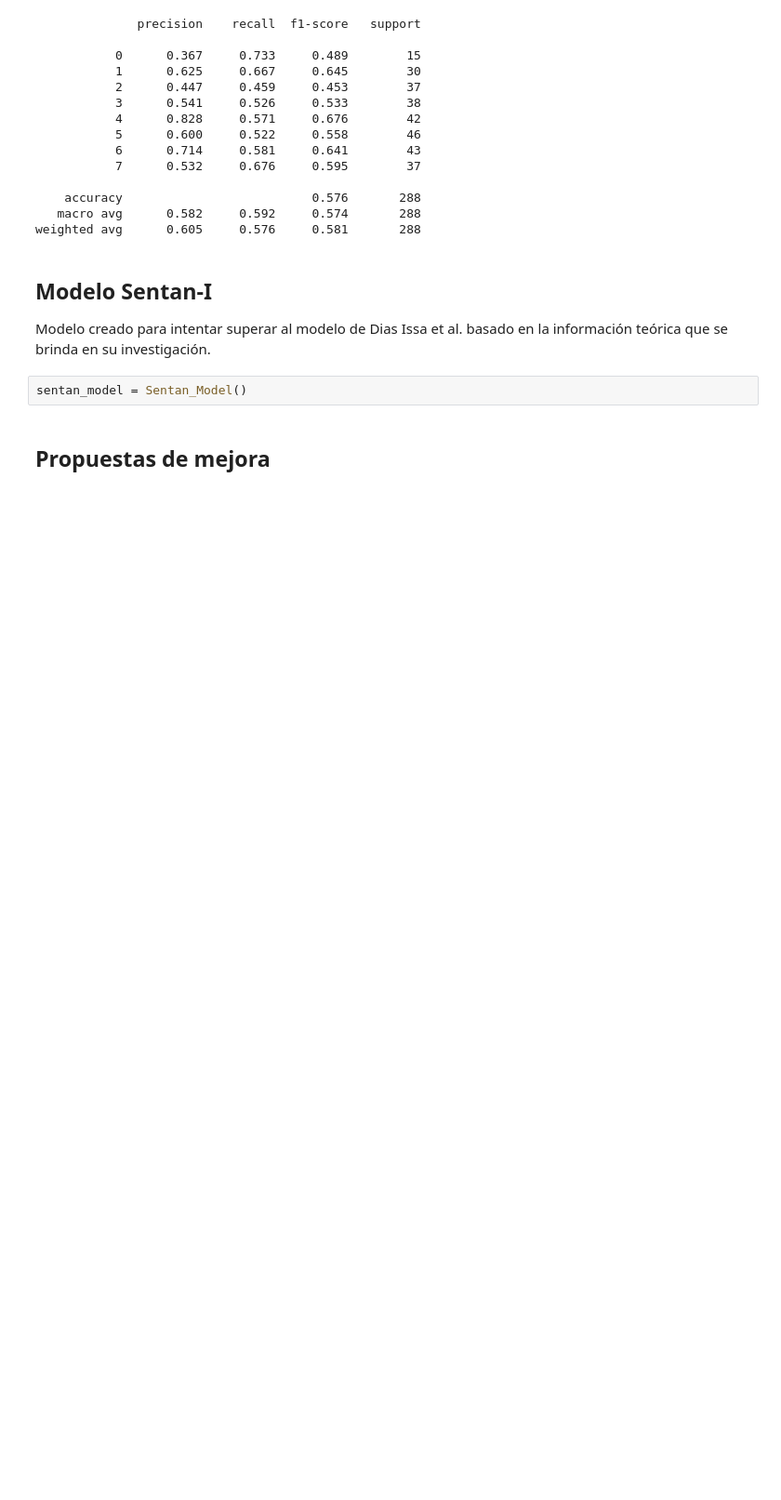
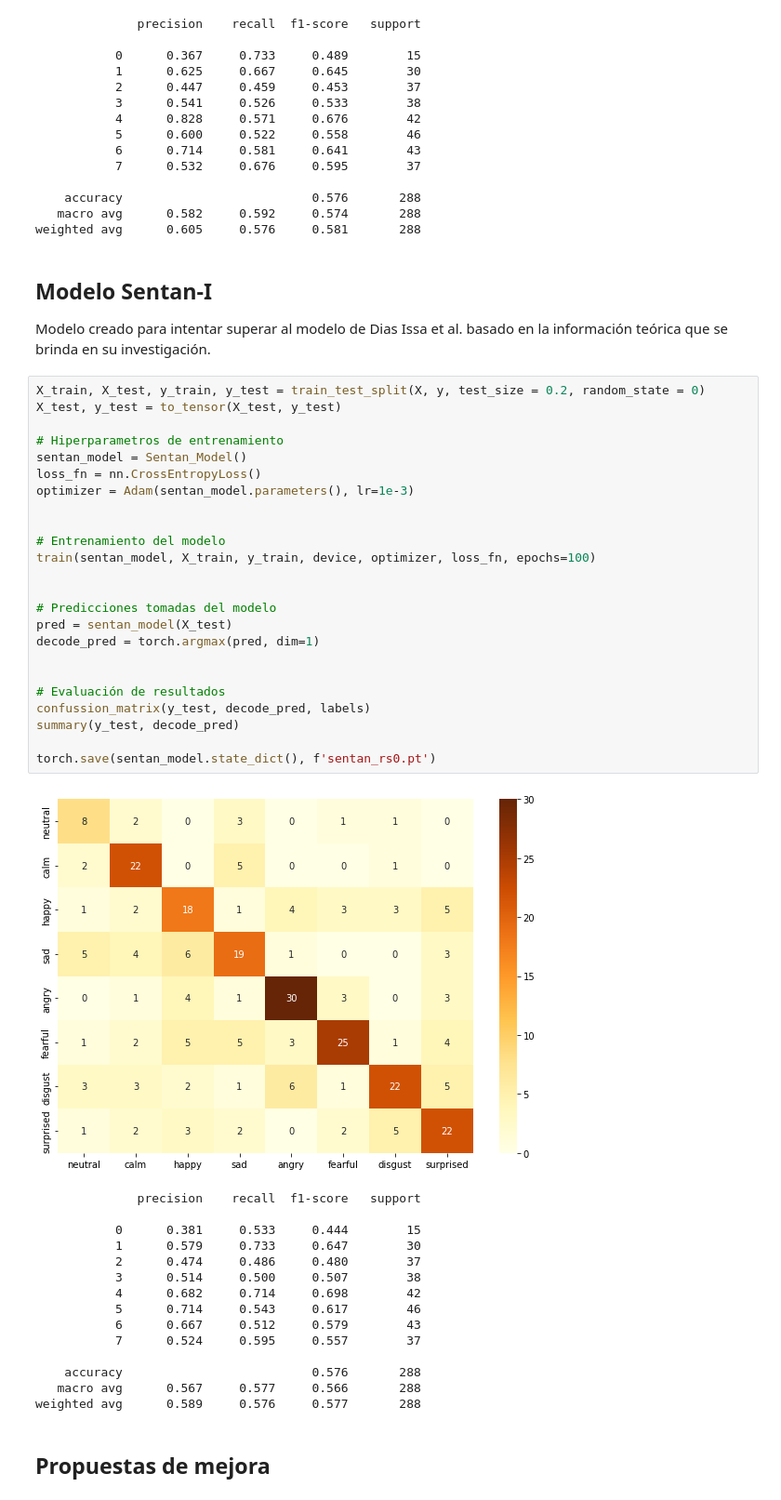
Before and after one commit to Solrak97/clasificador_de_sentimientos, a Jupyter notebook: Prototypes/Sentan-I/Report.ipynb, the cells around one changed output. Shown at 93% size. Saved outputs shown, nothing was run; the diff lists cells and outputs as text; blank space fills up the shorter version.

Commit message:
Report Sentan-I

```diff
--- a/Prototypes/Sentan-I/Report.ipynb
+++ b/Prototypes/Sentan-I/Report.ipynb
@@ -71,7 +71,45 @@ weighted avg      0.605     0.576     0.581       288
 # %% [markdown]
 ## Modelo Sentan-I
 Modelo creado para intentar superar al modelo de Dias Issa et al. basado en la información teórica que se brinda en su investigación.
-# %%
-sentan_model = Sentan_Model()
+# %%
+X_train, X_test, y_train, y_test = train_test_split(X, y, test_size = 0.2, random_state = 0)
+X_test, y_test = to_tensor(X_test, y_test)
+
+# Hiperparametros de entrenamiento
+sentan_model = Sentan_Model()
+loss_fn = nn.CrossEntropyLoss()
+optimizer = Adam(sentan_model.parameters(), lr=1e-3)
+
+
+# Entrenamiento del modelo
+train(sentan_model, X_train, y_train, device, optimizer, loss_fn, epochs=100)
+
+
+# Predicciones tomadas del modelo
+pred = sentan_model(X_test)
+decode_pred = torch.argmax(pred, dim=1)
+
+
+# Evaluación de resultados
+confussion_matrix(y_test, decode_pred, labels)
+summary(y_test, decode_pred)
+
+torch.save(sentan_model.state_dict(), f'sentan_rs0.pt')
+# %% [output]
+[figure, added]
+              precision    recall  f1-score   support
+
+           0      0.381     0.533     0.444        15
+           1      0.579     0.733     0.647        30
+           2      0.474     0.486     0.480        37
+           3      0.514     0.500     0.507        38
+           4      0.682     0.714     0.698        42
+           5      0.714     0.543     0.617        46
+           6      0.667     0.512     0.579        43
+           7      0.524     0.595     0.557        37
+
+    accuracy                          0.576       288
+   macro avg      0.567     0.577     0.566       288
+weighted avg      0.589     0.576     0.577       288
 # %% [markdown]
 ## Propuestas de mejora
```
Also changed, not shown: 2 other files.
